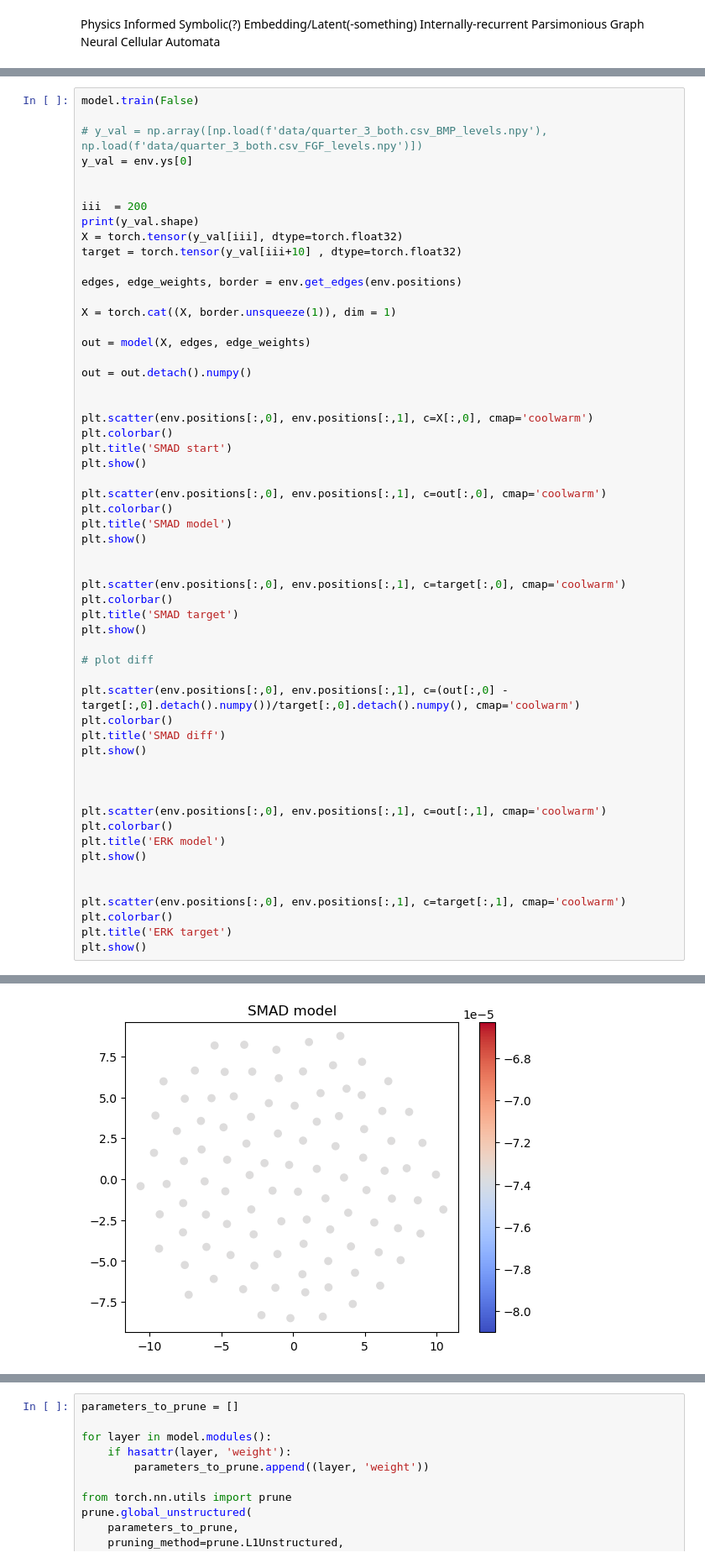
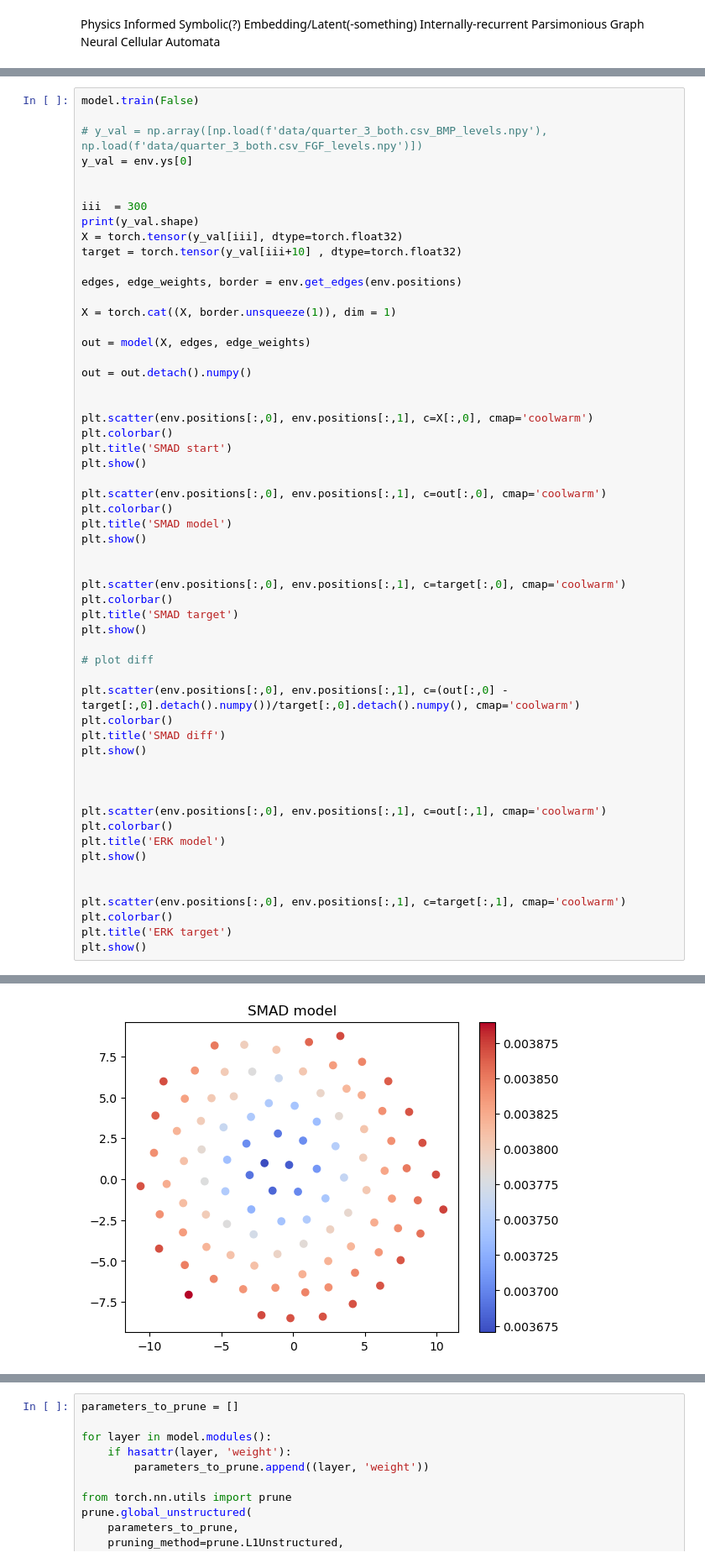
Before and after one commit to JakobSchauser/PhD, a Jupyter notebook: code/NCAs/NCA_message_passing.ipynb, the cells around one changed output, grey strips where cells are left out. Shown at 84% size. Drawn from its saved outputs; the diff is of its cells as text.

```diff
--- a/code/NCAs/NCA_message_passing.ipynb
+++ b/code/NCAs/NCA_message_passing.ipynb
@@ -249,7 +266,7 @@ model.train(False)
 y_val = env.ys[0]
 
 
-iii  = 200
+iii  = 300
 print(y_val.shape)
 X = torch.tensor(y_val[iii], dtype=torch.float32)
 target = torch.tensor(y_val[iii+10] , dtype=torch.float32)
@@ -305 +322 @@ torch.Size([1001, 100, 2])
-[figure, old version]
+[figure, new version]
```
Also changed, not shown: parts of 3 cells of this notebook.
